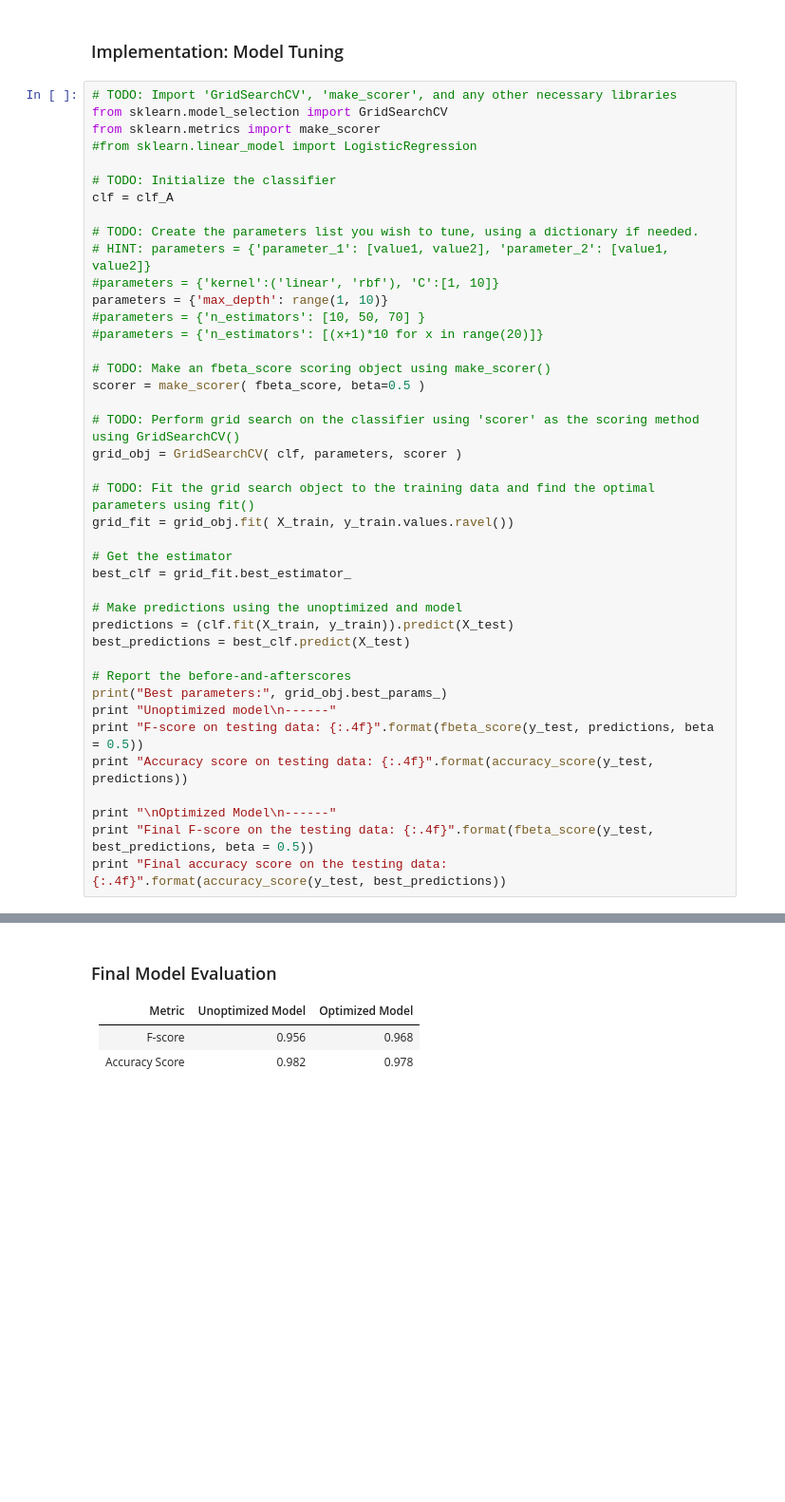
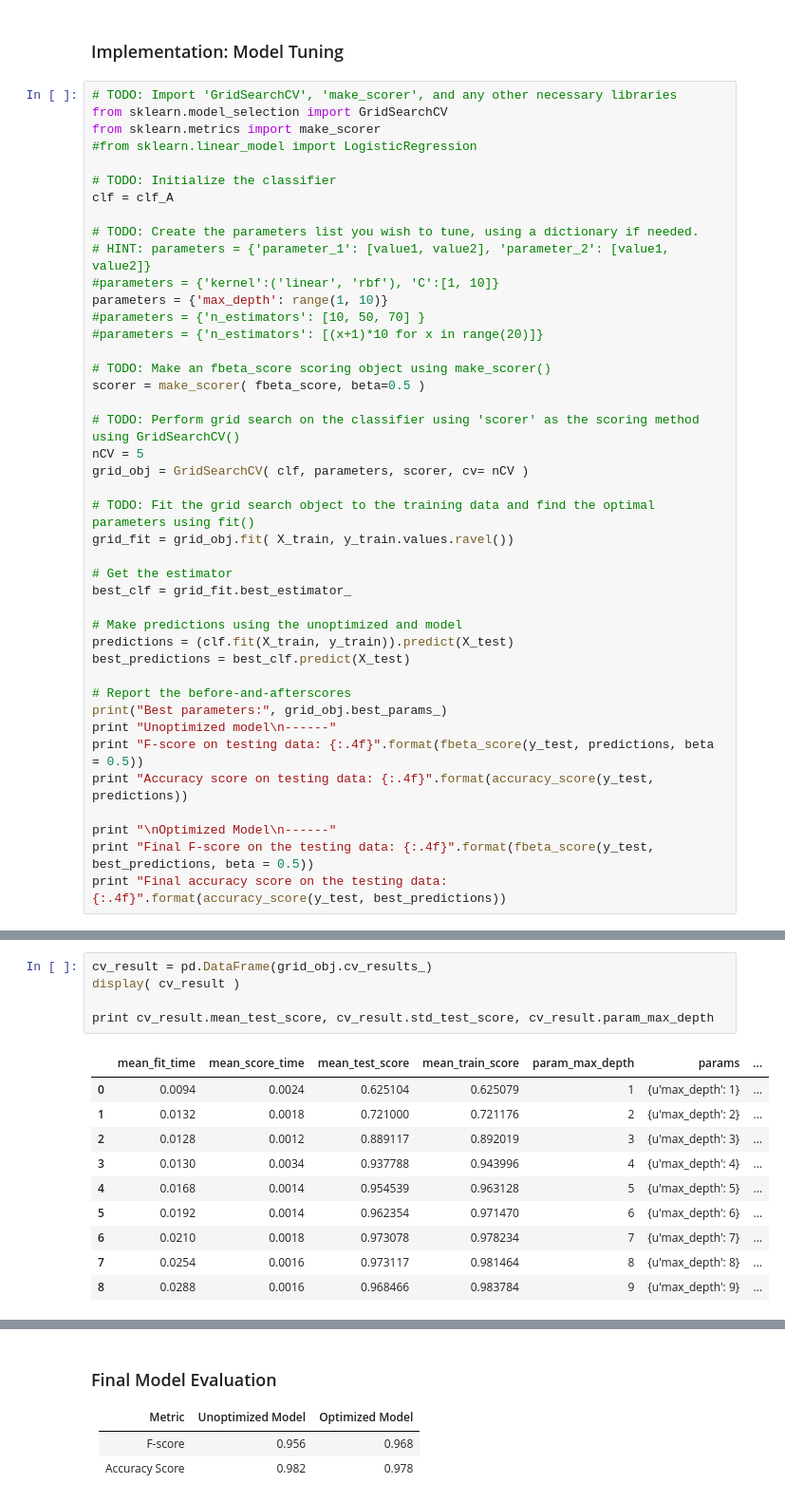
Before and after one commit to ivantpe/test_jupyter, a Jupyter notebook: my_capstone/my_capstone.ipynb, the cells around one changed output, grey strips where cells are left out. Shown at 95% size. Drawn from its saved outputs; the diff is of its cells as text; blank space fills up the shorter version.

```diff
--- a/my_capstone/my_capstone.ipynb
+++ b/my_capstone/my_capstone.ipynb
@@ -555,7 +611,8 @@ parameters = {'max_depth': range(1, 10)}
 scorer = make_scorer( fbeta_score, beta=0.5 )
 
 # TODO: Perform grid search on the classifier using 'scorer' as the scoring method using GridSearchCV()
-grid_obj = GridSearchCV( clf, parameters, scorer )
+nCV = 5
+grid_obj = GridSearchCV( clf, parameters, scorer, cv= nCV )
 
 # TODO: Fit the grid search object to the training data and find the optimal parameters using fit()
 grid_fit = grid_obj.fit( X_train, y_train.values.ravel())
@@ -589,0 +647,16 @@ Final accuracy score on the testing data: 0.9787
+# %%
+cv_result = pd.DataFrame(grid_obj.cv_results_)
+display( cv_result )
+
+print cv_result.mean_test_score, cv_result.std_test_score, cv_result.param_max_depth
+# %% [output]
+|  | mean_fit_time | mean_score_time | mean_test_score | mean_train_score | param_max_depth | params | ... |
+| 0 | 0.0094 | 0.0024 | 0.625104 | 0.625079 | 1 | {u'max_depth': 1} | ... |
+| 1 | 0.0132 | 0.0018 | 0.721000 | 0.721176 | 2 | {u'max_depth': 2} | ... |
+| 2 | 0.0128 | 0.0012 | 0.889117 | 0.892019 | 3 | {u'max_depth': 3} | ... |
+| 3 | 0.0130 | 0.0034 | 0.937788 | 0.943996 | 4 | {u'max_depth': 4} | ... |
+| 4 | 0.0168 | 0.0014 | 0.954539 | 0.963128 | 5 | {u'max_depth': 5} | ... |
+| 5 | 0.0192 | 0.0014 | 0.962354 | 0.971470 | 6 | {u'max_depth': 6} | ... |
+| 6 | 0.0210 | 0.0018 | 0.973078 | 0.978234 | 7 | {u'max_depth': 7} | ... |
+| 7 | 0.0254 | 0.0016 | 0.973117 | 0.981464 | 8 | {u'max_depth': 8} | ... |
+| 8 | 0.0288 | 0.0016 | 0.968466 | 0.983784 | 9 | {u'max_depth': 9} | ... |
```
Also changed, not shown: parts of 6 cells of this notebook, 1 other file.
